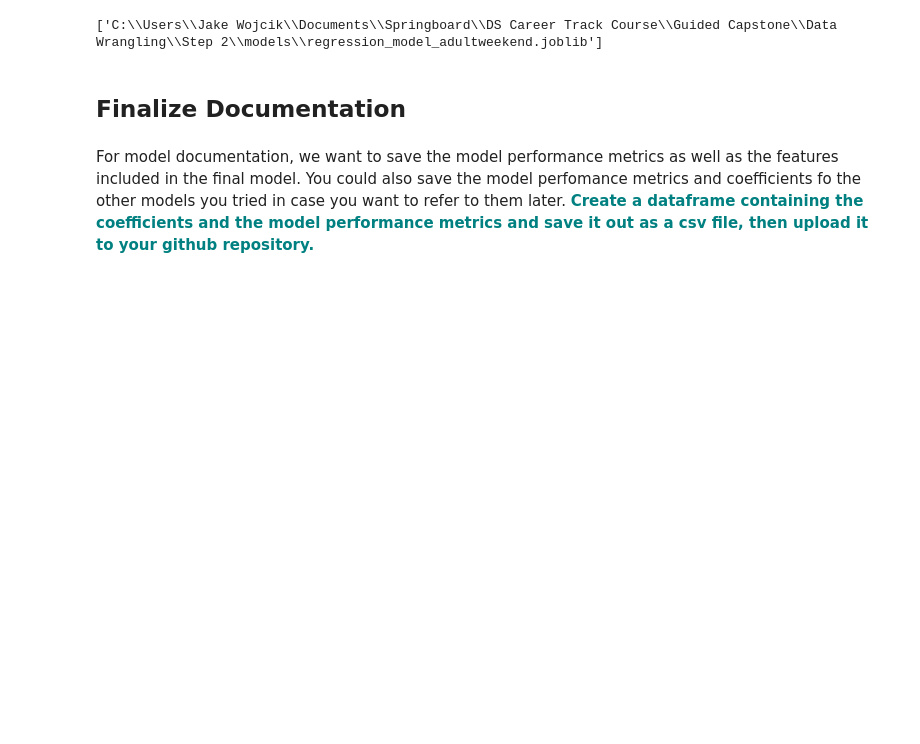
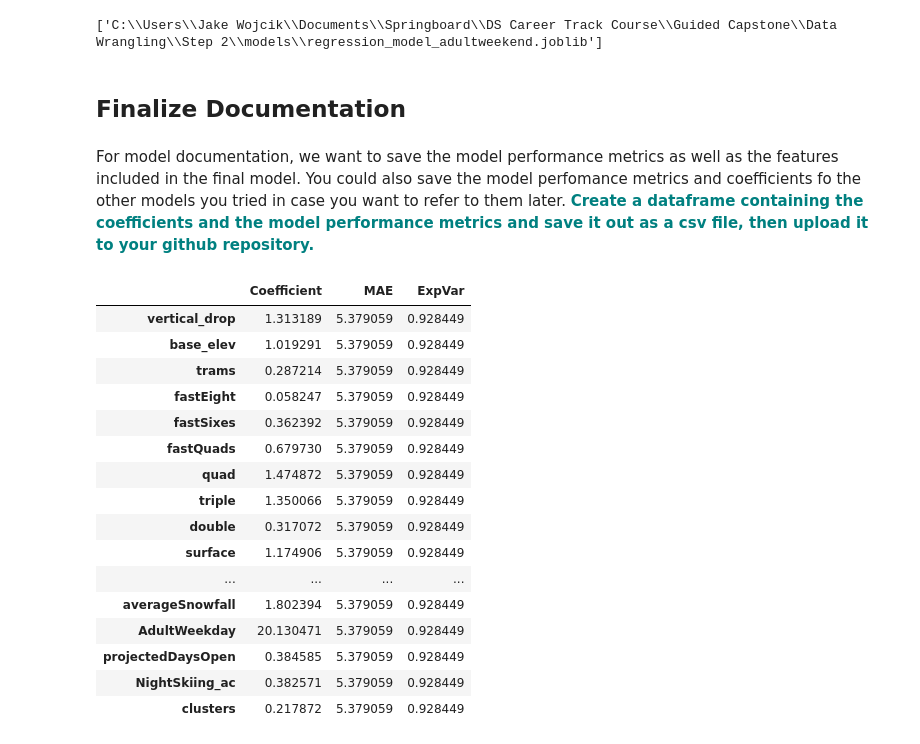
Before and after one commit to jswojcik/Springboard-Git-Repo, a Jupyter notebook: Guided_Capstone/Documentation/Notebook_stepsix.ipynb, the cells around one changed output. Saved outputs shown, nothing was run; the diff lists cells and outputs as text; code cells hidden in the pictures; blank space fills up the shorter version.

```diff
--- a/Guided_Capstone/Documentation/Notebook_stepsix.ipynb
+++ b/Guided_Capstone/Documentation/Notebook_stepsix.ipynb
@@ -172,3 +178,23 @@ coeff_df = pd.DataFrame(abs(lm.coef_), X.columns, columns=['Coefficient'])
 coeff_df['MAE'] = mean_absolute_error(y_test, y_pred)
 coeff_df['ExpVar'] = explained_variance_score(y_test, y_pred)
 coeff_df.to_csv(r'C:\Users\Jake Wojcik\Documents\Springboard\DS Career Track Course\Guided Capstone\Data Wrangling\Step 2\models\model_metrics.csv',index=False)
+# %%
+coeff_df
+# %% [output]
+|  | Coefficient | MAE | ExpVar |
+| vertical_drop | 1.313189 | 5.379059 | 0.928449 |
+| base_elev | 1.019291 | 5.379059 | 0.928449 |
+| trams | 0.287214 | 5.379059 | 0.928449 |
+| fastEight | 0.058247 | 5.379059 | 0.928449 |
+| fastSixes | 0.362392 | 5.379059 | 0.928449 |
+| fastQuads | 0.679730 | 5.379059 | 0.928449 |
+| quad | 1.474872 | 5.379059 | 0.928449 |
+| triple | 1.350066 | 5.379059 | 0.928449 |
+| double | 0.317072 | 5.379059 | 0.928449 |
+| surface | 1.174906 | 5.379059 | 0.928449 |
+| ... | ... | ... | ... |
+| averageSnowfall | 1.802394 | 5.379059 | 0.928449 |
+| AdultWeekday | 20.130471 | 5.379059 | 0.928449 |
+| projectedDaysOpen | 0.384585 | 5.379059 | 0.928449 |
+| NightSkiing_ac | 0.382571 | 5.379059 | 0.928449 |
+| clusters | 0.217872 | 5.379059 | 0.928449 |
```
Also changed, not shown: parts of 3 cells of this notebook.
